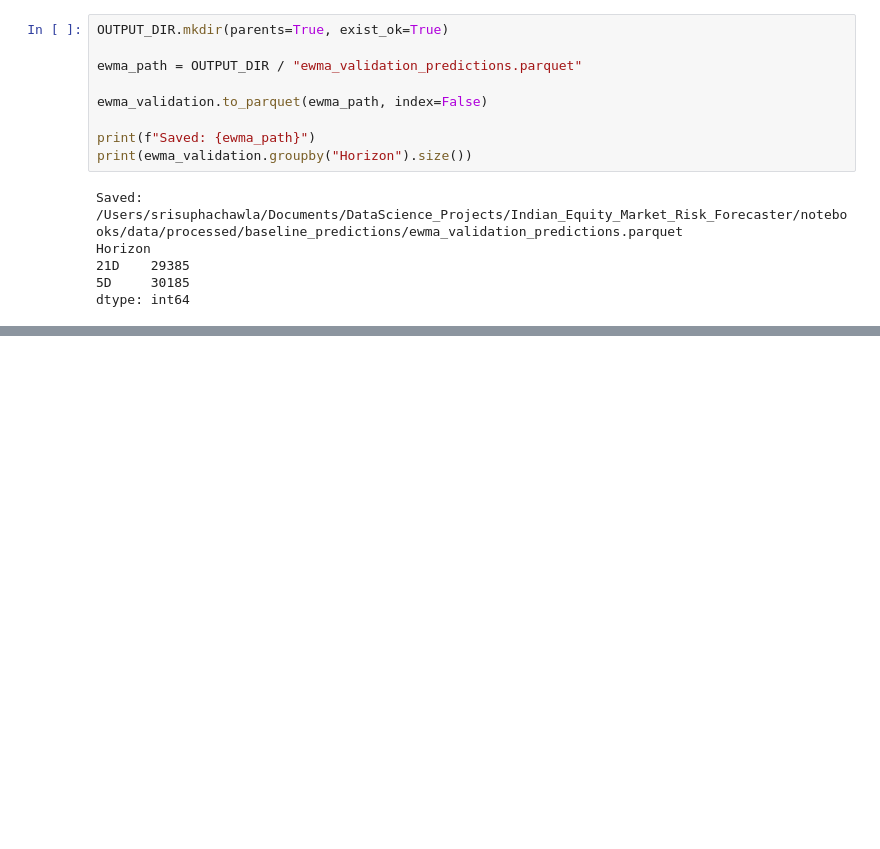
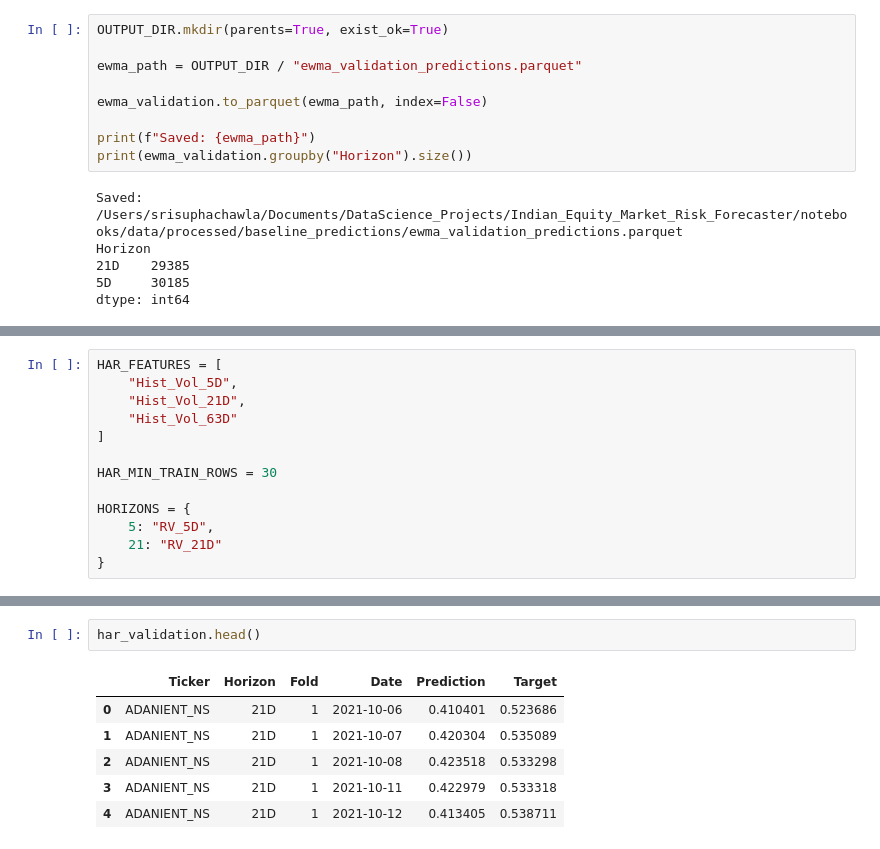
Before and after one commit to Srisupha29/DataScience_Projects, a Jupyter notebook: Indian_Equity_Market_Risk_Forecaster/notebooks/02_Volatility_Targets.ipynb, the cells around one changed output, grey strips where cells are left out. Cells and saved outputs as stored; diff of their text form; blank space fills up the shorter version.

```diff
--- a/Indian_Equity_Market_Risk_Forecaster/notebooks/02_Volatility_Targets.ipynb
+++ b/Indian_Equity_Market_Risk_Forecaster/notebooks/02_Volatility_Targets.ipynb
@@ -1520,0 +1526,13 @@ dtype: int64
+# %%
+HAR_FEATURES = [
+    "Hist_Vol_5D",
+    "Hist_Vol_21D",
+    "Hist_Vol_63D"
+]
+
+HAR_MIN_TRAIN_ROWS = 30
+
+HORIZONS = {
+    5: "RV_5D",
+    21: "RV_21D"
+}
@@ -1520,0 +1665,9 @@ dtype: int64
+# %%
+har_validation.head()
+# %% [output]
+|  | Ticker | Horizon | Fold | Date | Prediction | Target |
+| 0 | ADANIENT_NS | 21D | 1 | 2021-10-06 | 0.410401 | 0.523686 |
+| 1 | ADANIENT_NS | 21D | 1 | 2021-10-07 | 0.420304 | 0.535089 |
+| 2 | ADANIENT_NS | 21D | 1 | 2021-10-08 | 0.423518 | 0.533298 |
+| 3 | ADANIENT_NS | 21D | 1 | 2021-10-11 | 0.422979 | 0.533318 |
+| 4 | ADANIENT_NS | 21D | 1 | 2021-10-12 | 0.413405 | 0.538711 |
```
Also changed, not shown: parts of 11 cells of this notebook.
